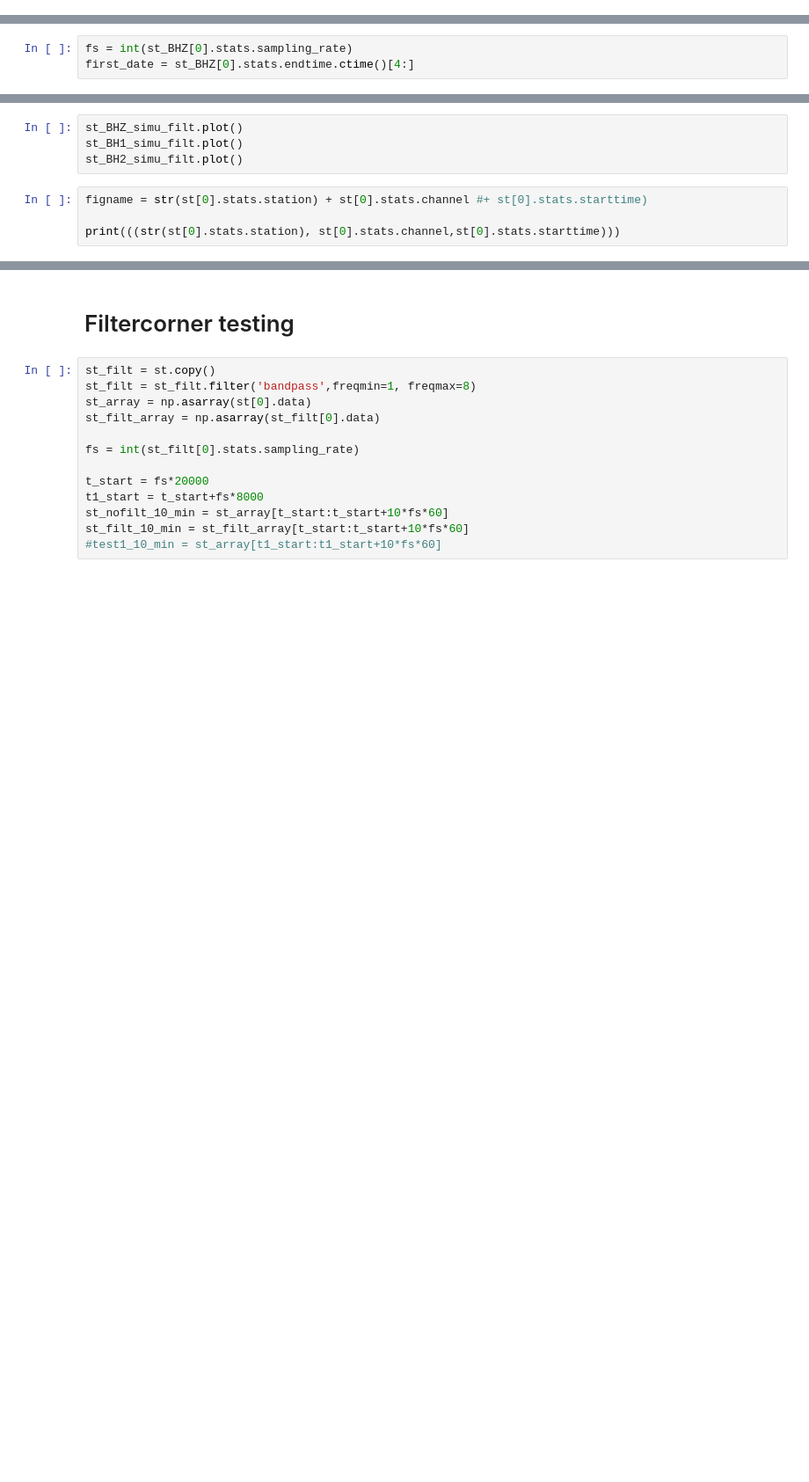
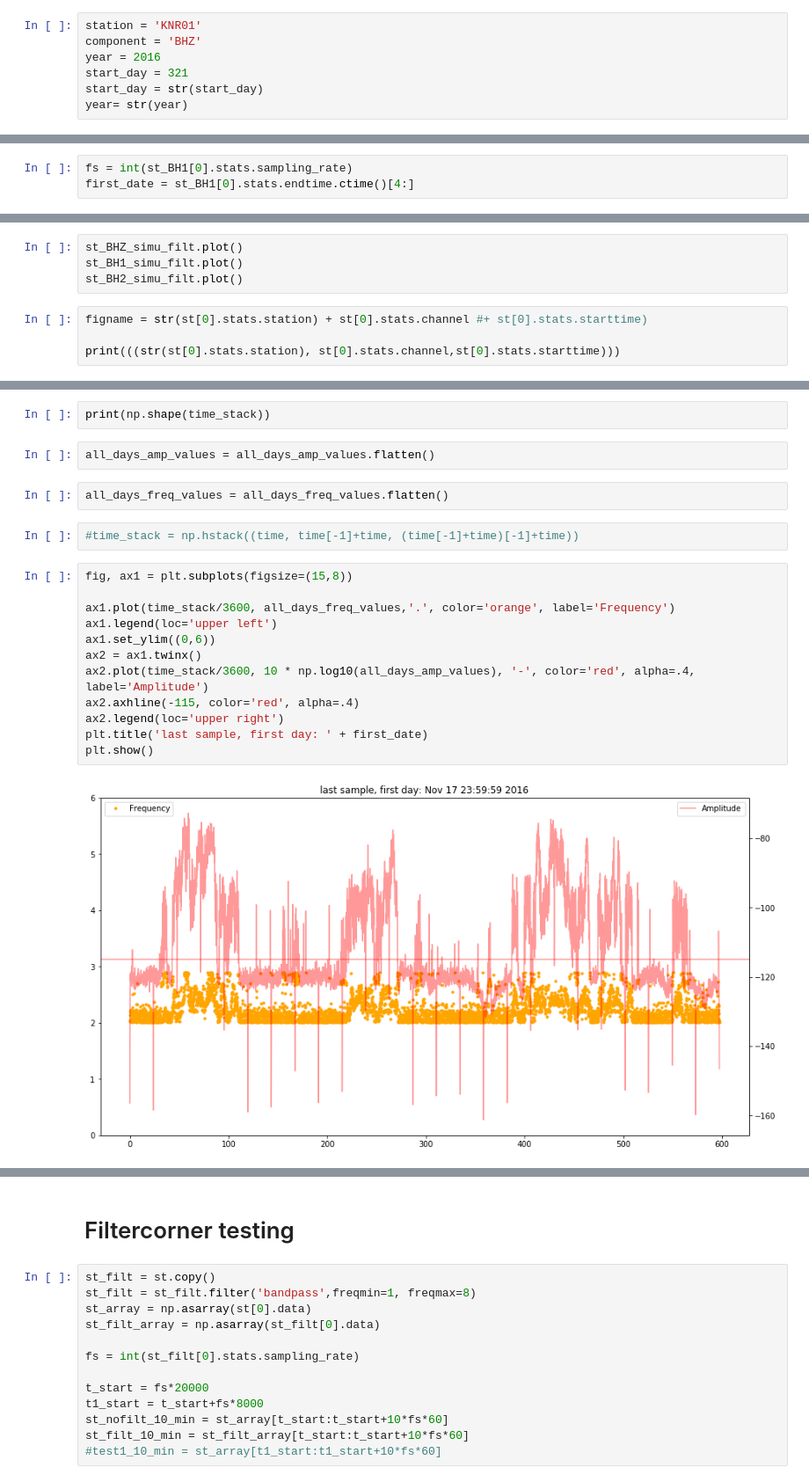
Before and after one commit to DDEssing/thesis_code, a Jupyter notebook: Amplitude_variation.ipynb, the cells around one changed output, grey strips where cells are left out. Shown at 88% size. Saved outputs shown, nothing was run; the diff lists cells and outputs as text; blank space fills up the shorter version.

```diff
--- a/Amplitude_variation.ipynb
+++ b/Amplitude_variation.ipynb
@@ -10 +18,8 @@ from func import def_master
+# %%
+station = 'KNR01'
+component = 'BHZ'
+year = 2016
+start_day = 321
+start_day = str(start_day)
+year= str(year)
 # %% [markdown]
@@ -64,5 +75,5 @@ st_BHZ_simu_filt_2 = st_BHZ_simu_filt_2.filter('bandpass',freqmin=.1, freqmax=10
 fs = int(st_BHZ_simu_filt[0].stats.sampling_rate)
 date = st_BHZ_simu_filt[0].stats.endtime.ctime()[4:]
 # %%
-fs = int(st_BHZ[0].stats.sampling_rate)
-first_date = st_BHZ[0].stats.endtime.ctime()[4:]
+fs = int(st_BH1[0].stats.sampling_rate)
+first_date = st_BH1[0].stats.endtime.ctime()[4:]
@@ -104,0 +212,22 @@ print(((str(st[0].stats.station), st[0].stats.channel,st[0].stats.starttime)))
+# %%
+print(np.shape(time_stack))
+# %%
+all_days_amp_values = all_days_amp_values.flatten()
+# %%
+all_days_freq_values = all_days_freq_values.flatten()
+# %%
+#time_stack = np.hstack((time, time[-1]+time, (time[-1]+time)[-1]+time))
+# %%
+fig, ax1 = plt.subplots(figsize=(15,8))
+
+ax1.plot(time_stack/3600, all_days_freq_values,'.', color='orange', label='Frequency')
+ax1.legend(loc='upper left')
+ax1.set_ylim((0,6))
+ax2 = ax1.twinx()
+ax2.plot(time_stack/3600, 10 * np.log10(all_days_amp_values), '-', color='red', alpha=.4, label='Amplitude')
+ax2.axhline(-115, color='red', alpha=.4)
+ax2.legend(loc='upper right')
+plt.title('last sample, first day: ' + first_date)
+plt.show()
+# %% [output]
+[figure, added]
```
Also changed, not shown: parts of 24 cells of this notebook, 1 other file.
